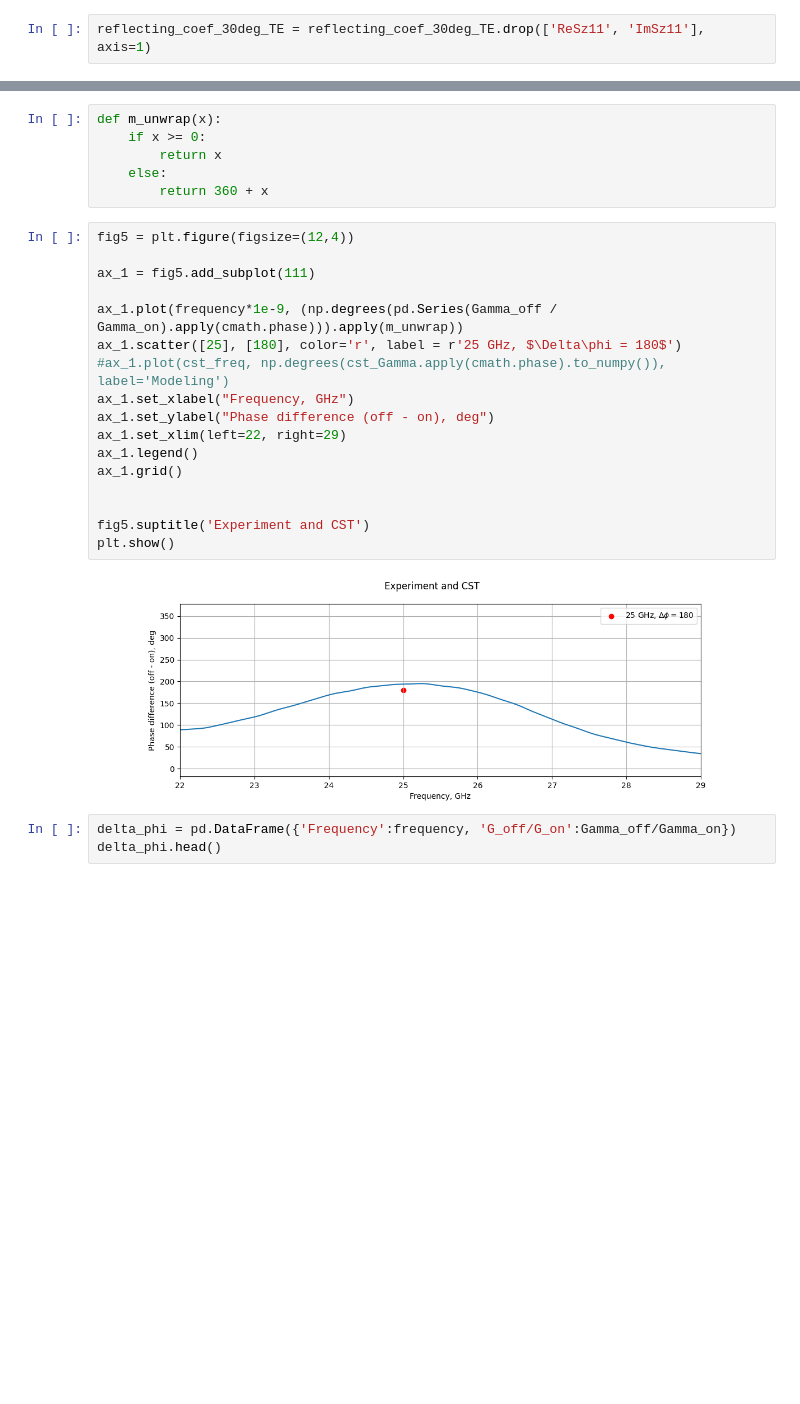
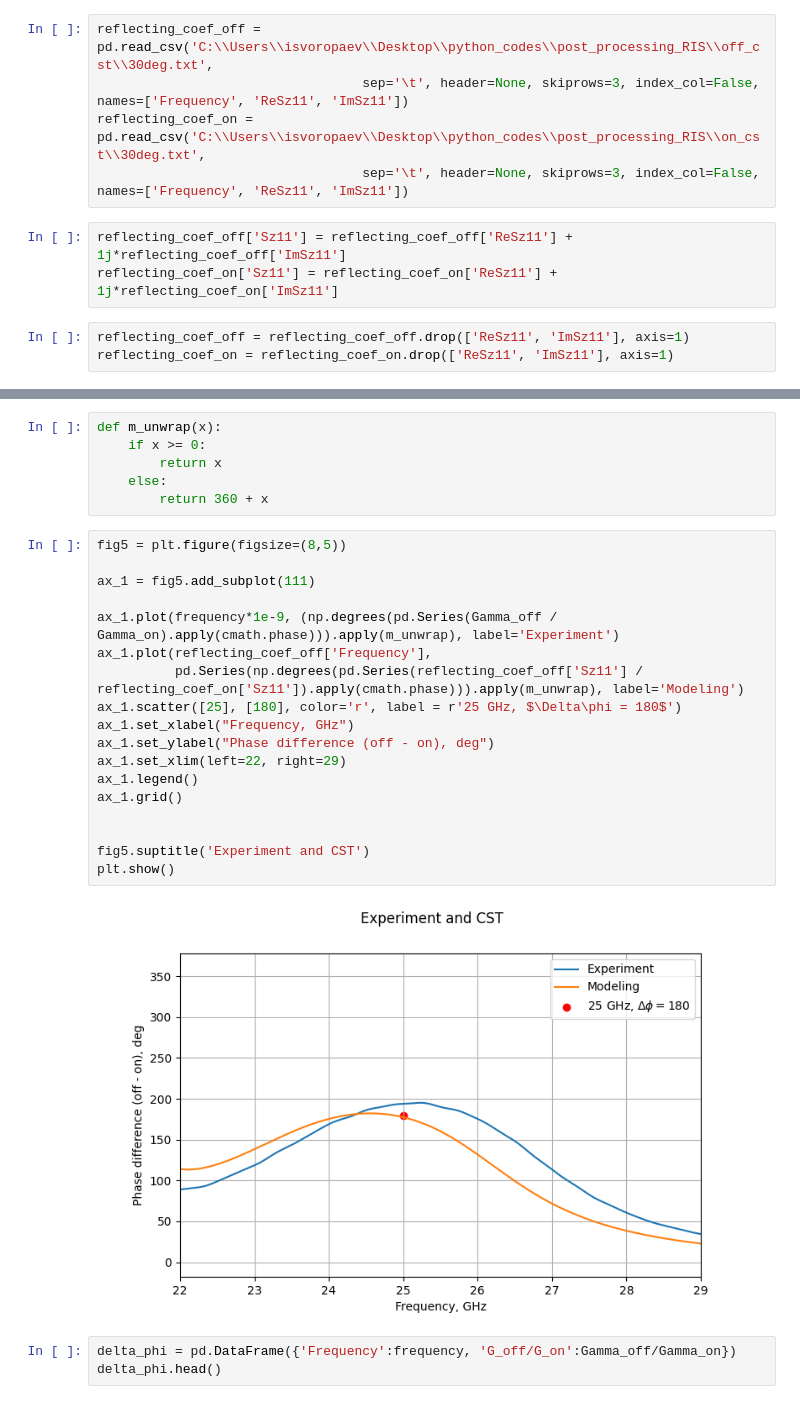
Before and after one commit to isvoropaev02/post_processing_RIS, a Jupyter notebook: 29sept/S21_TE_30deg_29sept.ipynb, the cells around one changed output, grey strips where cells are left out. Cells and saved outputs as stored; diff of their text form; blank space fills up the shorter version.

```diff
--- a/29sept/S21_TE_30deg_29sept.ipynb
+++ b/29sept/S21_TE_30deg_29sept.ipynb
@@ -201,2 +194,11 @@ reflecting_coef_30deg_TE['Sz11'] = reflecting_coef_30deg_TE['ReSz11'] + 1j*refle
+# %%
+reflecting_coef_off = pd.read_csv('C:\\Users\\isvoropaev\\Desktop\\python_codes\\post_processing_RIS\\off_cst\\30deg.txt',
+                                  sep='\t', header=None, skiprows=3, index_col=False, names=['Frequency', 'ReSz11', 'ImSz11'])
+reflecting_coef_on = pd.read_csv('C:\\Users\\isvoropaev\\Desktop\\python_codes\\post_processing_RIS\\on_cst\\30deg.txt',
+                                  sep='\t', header=None, skiprows=3, index_col=False, names=['Frequency', 'ReSz11', 'ImSz11'])
+# %%
+reflecting_coef_off['Sz11'] = reflecting_coef_off['ReSz11'] + 1j*reflecting_coef_off['ImSz11']
+reflecting_coef_on['Sz11'] = reflecting_coef_on['ReSz11'] + 1j*reflecting_coef_on['ImSz11']
 # %%
-reflecting_coef_30deg_TE = reflecting_coef_30deg_TE.drop(['ReSz11', 'ImSz11'], axis=1)
+reflecting_coef_off = reflecting_coef_off.drop(['ReSz11', 'ImSz11'], axis=1)
+reflecting_coef_on = reflecting_coef_on.drop(['ReSz11', 'ImSz11'], axis=1)
@@ -254,24 +251,25 @@ def m_unwrap(x):
     else:
         return 360 + x
 # %%
-fig5 = plt.figure(figsize=(12,4))
+fig5 = plt.figure(figsize=(8,5))
 
 ax_1 = fig5.add_subplot(111)
 
-ax_1.plot(frequency*1e-9, (np.degrees(pd.Series(Gamma_off / Gamma_on).apply(cmath.phase))).apply(m_unwrap))
+ax_1.plot(frequency*1e-9, (np.degrees(pd.Series(Gamma_off / Gamma_on).apply(cmath.phase))).apply(m_unwrap), label='Experiment')
+ax_1.plot(reflecting_coef_off['Frequency'],
+          pd.Series(np.degrees(pd.Series(reflecting_coef_off['Sz11'] / reflecting_coef_on['Sz11']).apply(cmath.phase))).apply(m_unwrap), label='Modeling')
 ax_1.scatter([25], [180], color='r', label = r'25 GHz, $\Delta\phi = 180$')
-#ax_1.plot(cst_freq, np.degrees(cst_Gamma.apply(cmath.phase).to_numpy()), label='Modeling')
 ax_1.set_xlabel("Frequency, GHz")
 ax_1.set_ylabel("Phase difference (off - on), deg")
 ax_1.set_xlim(left=22, right=29)
 ax_1.legend()
 ax_1.grid()
 
 
 fig5.suptitle('Experiment and CST')
 plt.show()
 # %% [output]
-[figure, old version]
+[figure, new version]
 # %%
 delta_phi = pd.DataFrame({'Frequency':frequency, 'G_off/G_on':Gamma_off/Gamma_on})
 delta_phi.head()
```
Also changed, not shown: parts of 4 cells of this notebook, 5 other files.
